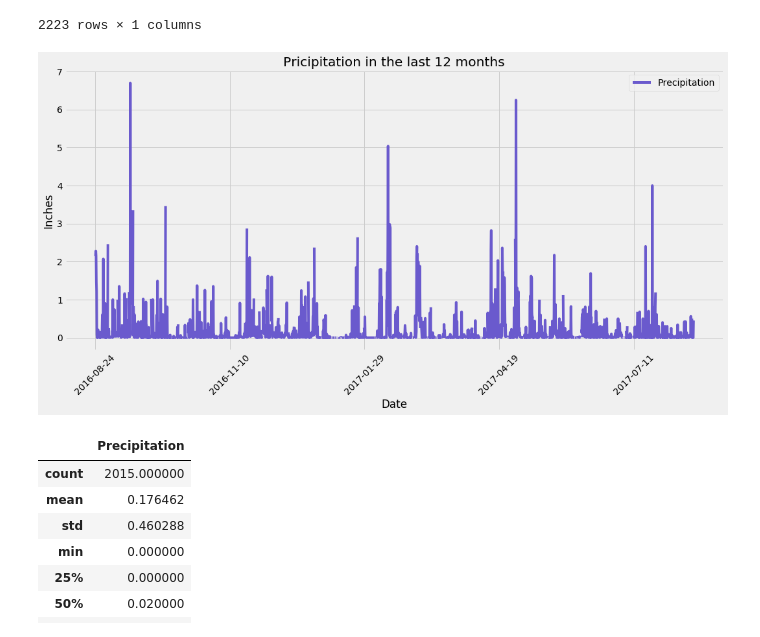
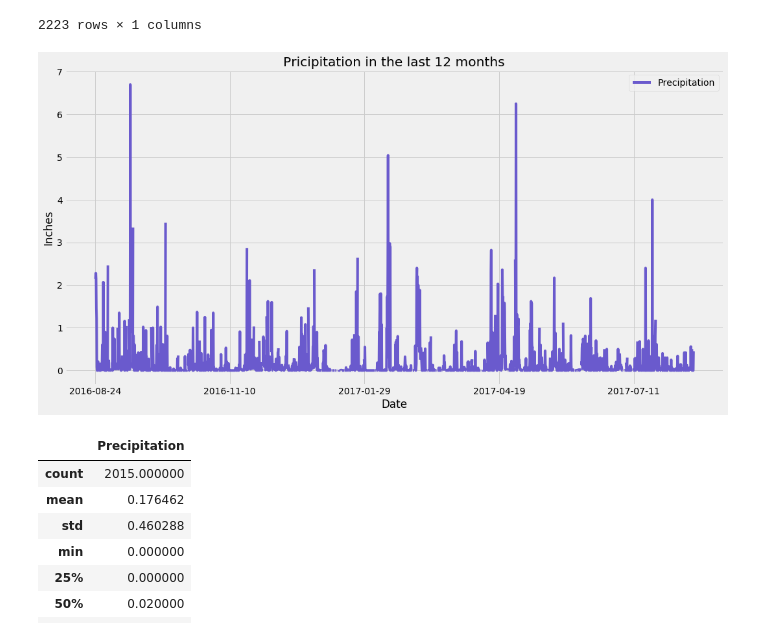
Before and after one commit to HenryNguyenLe/SQLAlchemy_Challenge, a Jupyter notebook: climate.ipynb, the cells around one changed output. Drawn from its saved outputs; the diff is of its cells as text; code cells hidden in the pictures.

```diff
--- a/climate.ipynb
+++ b/climate.ipynb
@@ -135,21 +135,21 @@ prp_df
 2223 rows × 1 columns
 # %%
 # Use Pandas Plotting with Matplotlib to plot the data
-prp_df.plot(figsize=(15,8), rot=45, alpha=1, color = 'slateblue')
+prp_df.plot(figsize=(15,8), rot=0, alpha=1, color = 'slateblue')
 
 # use Matplotlib to decorate
 plt.title("Pricipitation in the last 12 months")
 plt.xlabel("Date")
 plt.ylabel("Inches")
 plt.tight_layout()
 
 # save fig to Images folder
 plt.savefig("Images/Precipitation_last1yr.png")
 
 # show all layers on the final charts
 plt.show()
 # %% [output]
-[figure, old version]
+[figure, new version]
 # %%
 # Use Pandas to calculate the summary statistics for the precipitation data
 prp_df.describe()
```
Also changed, not shown: parts of 3 cells of this notebook, 2 other files.
